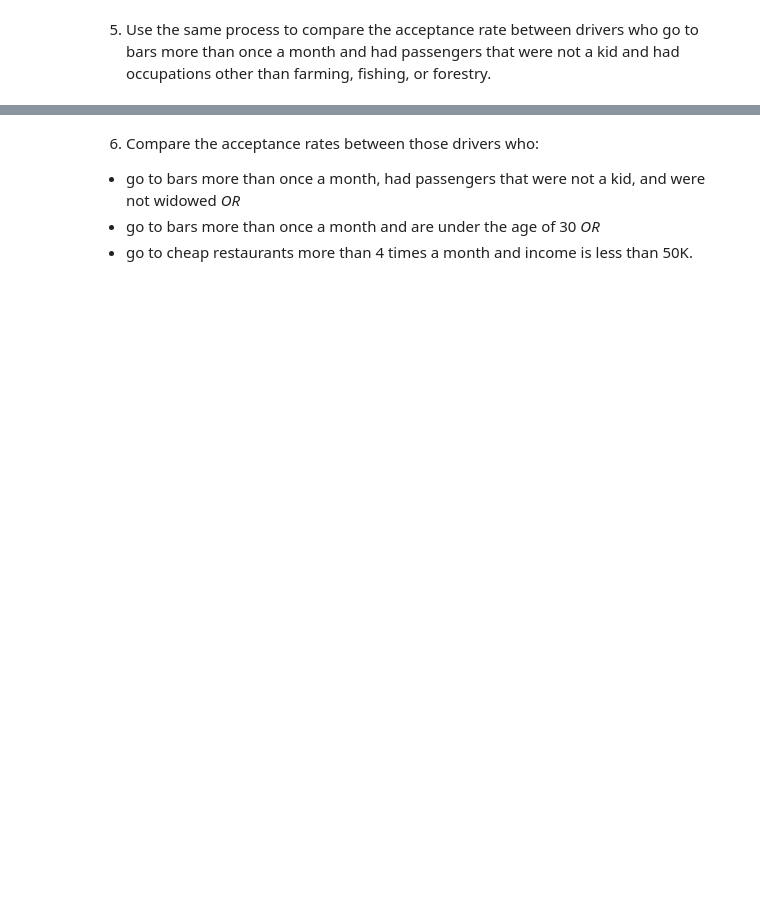
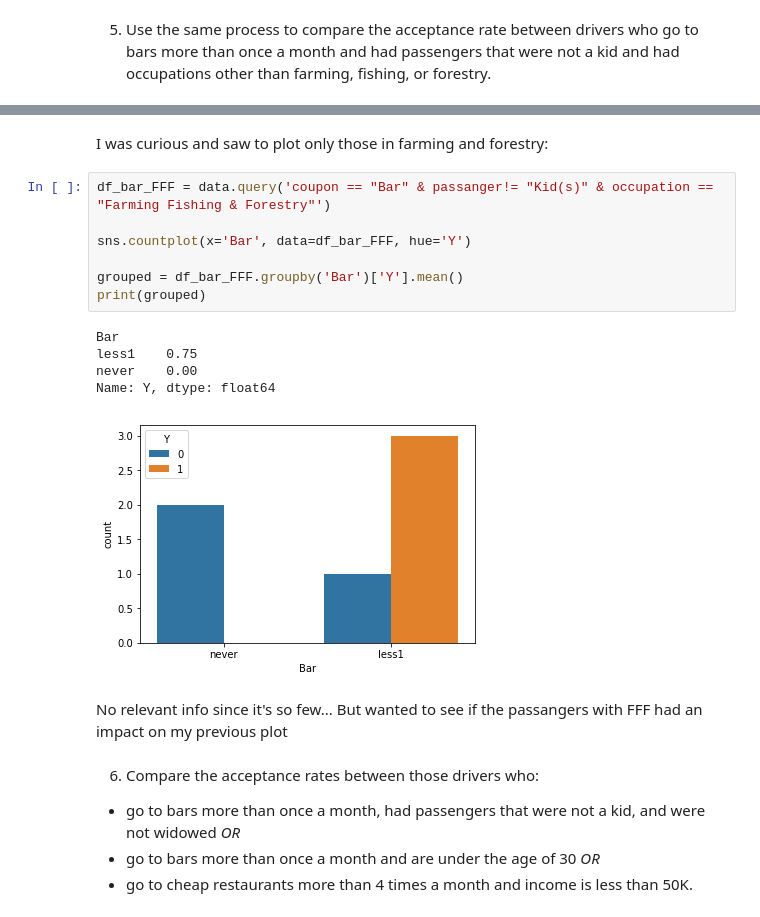
Before and after one commit to rubendario117/AI-ML, a Jupyter notebook: assignment_5_1_starter/prompt.ipynb, the cells around one changed output, grey strips where cells are left out. Drawn from its saved outputs; the diff is of its cells as text; blank space fills up the shorter version.

```diff
--- a/assignment_5_1_starter/prompt.ipynb
+++ b/assignment_5_1_starter/prompt.ipynb
@@ -423,3 +457,20 @@ Name: Y, dtype: float64
+# %% [markdown]
+I was curious and saw to plot only those in farming and forestry:
+# %%
+df_bar_FFF = data.query('coupon == "Bar" & passanger!= "Kid(s)" & occupation == "Farming Fishing & Forestry"')
+
+sns.countplot(x='Bar', data=df_bar_FFF, hue='Y')
+
+grouped = df_bar_FFF.groupby('Bar')['Y'].mean()
+print(grouped)
+# %% [output]
+Bar
+less1    0.75
+never    0.00
+Name: Y, dtype: float64
+[figure, added]
+# %% [markdown]
+No relevant info since it's so few... But wanted to see if the passangers with FFF had an impact on my previous plot
 # %% [markdown]
 6. Compare the acceptance rates between those drivers who:
 
```
Also changed, not shown: parts of 17 cells of this notebook.
